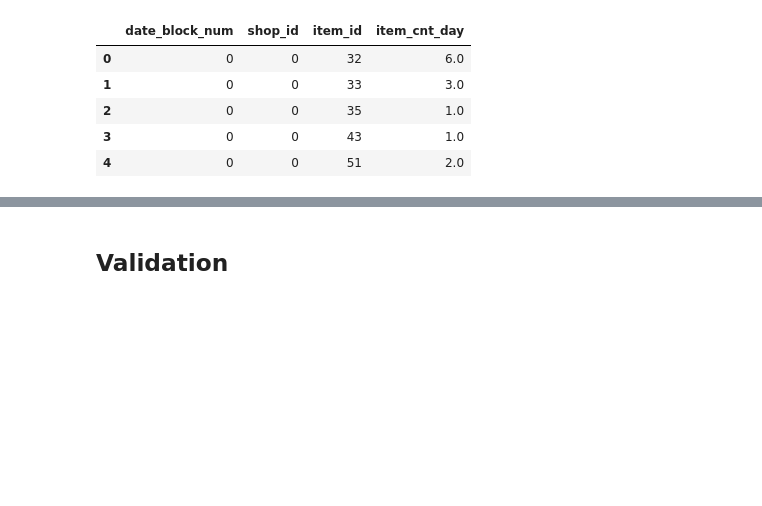
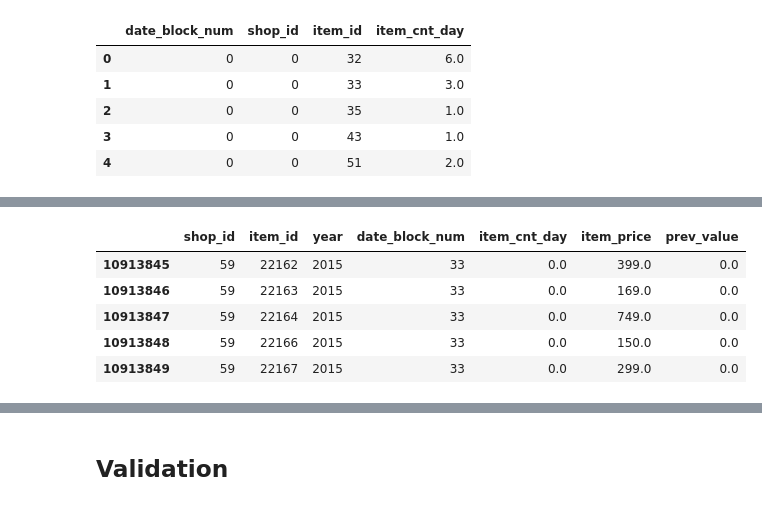
Before and after one commit to TayJen/HSE-Practice, a Jupyter notebook: HSE Final Project: Predict Future Sales.ipynb, the cells around one changed output, grey strips where cells are left out. Cells and saved outputs as stored; diff of their text form; code cells hidden in the pictures; blank space fills up the shorter version.

Commit message:
New Baseline (XGB Regressor) + Prev Val Benchmark, gave about 5 RMSE

```diff
--- a/HSE Final Project: Predict Future Sales.ipynb
+++ b/HSE Final Project: Predict Future Sales.ipynb
@@ -306,0 +356,5 @@ df_train_m.head()
+# %%
+# Join aggregated data to the grid
+all_data = pd.merge(grid, gb, how='left', on=index_cols).fillna(0)
+# Sort the data
+all_data.sort_values(['year','date_block_num','shop_id','item_id'], inplace=True)
@@ -306,0 +370,5 @@ df_train_m.head()
+# %%
+prices = df_train.groupby('item_id')['item_price'].max()
+# %%
+all_data['item_price'] = all_data['item_id'].map(prices)
+all_data.head()
@@ -306,0 +394,7 @@ df_train_m.head()
+# %%
+cols = ['shop_id', 'item_id', 'date_block_num', 'item_cnt_day']
+
+prev_val_benchmark = all_data.loc[:, cols]
+prev_val_benchmark.date_block_num += 1
+prev_val_benchmark.rename(columns={'item_cnt_day': 'prev_value'}, inplace=True)
+prev_val_benchmark.head()
@@ -306,0 +430,11 @@ df_train_m.head()
+# %%
+ff = pd.merge(all_data, prev_val_benchmark,
+              how='left', on=cols[:-1])
+ff.tail()
+# %% [output]
+|  | shop_id | item_id | year | date_block_num | item_cnt_day | item_price | prev_value |
+| 10913845 | 59 | 22162 | 2015 | 33 | 0.0 | 399.0 | 0.0 |
+| 10913846 | 59 | 22163 | 2015 | 33 | 0.0 | 169.0 | 0.0 |
+| 10913847 | 59 | 22164 | 2015 | 33 | 0.0 | 749.0 | 0.0 |
+| 10913848 | 59 | 22166 | 2015 | 33 | 0.0 | 150.0 | 0.0 |
+| 10913849 | 59 | 22167 | 2015 | 33 | 0.0 | 299.0 | 0.0 |
```
Also changed, not shown: parts of 36 cells of this notebook.
